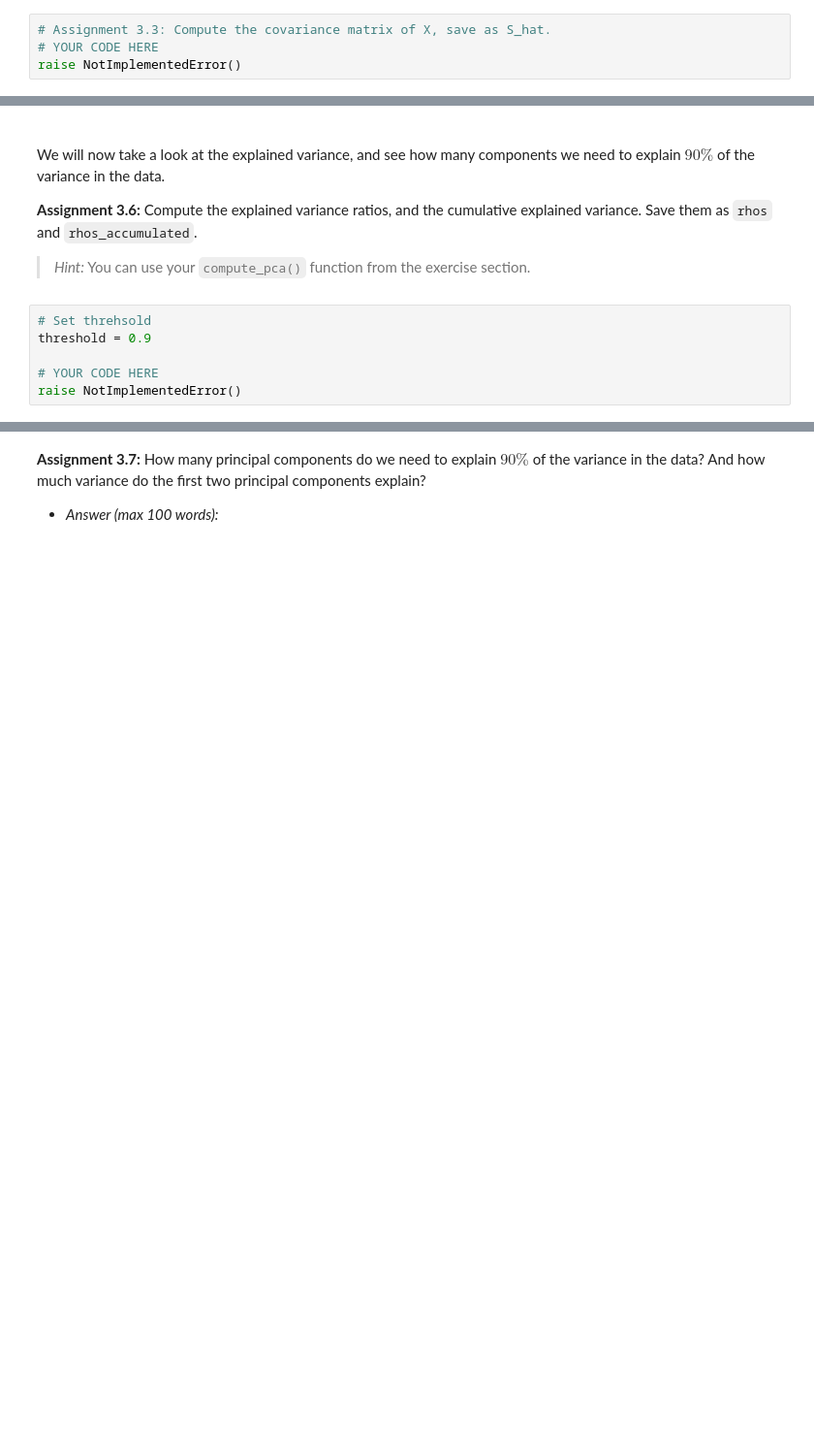
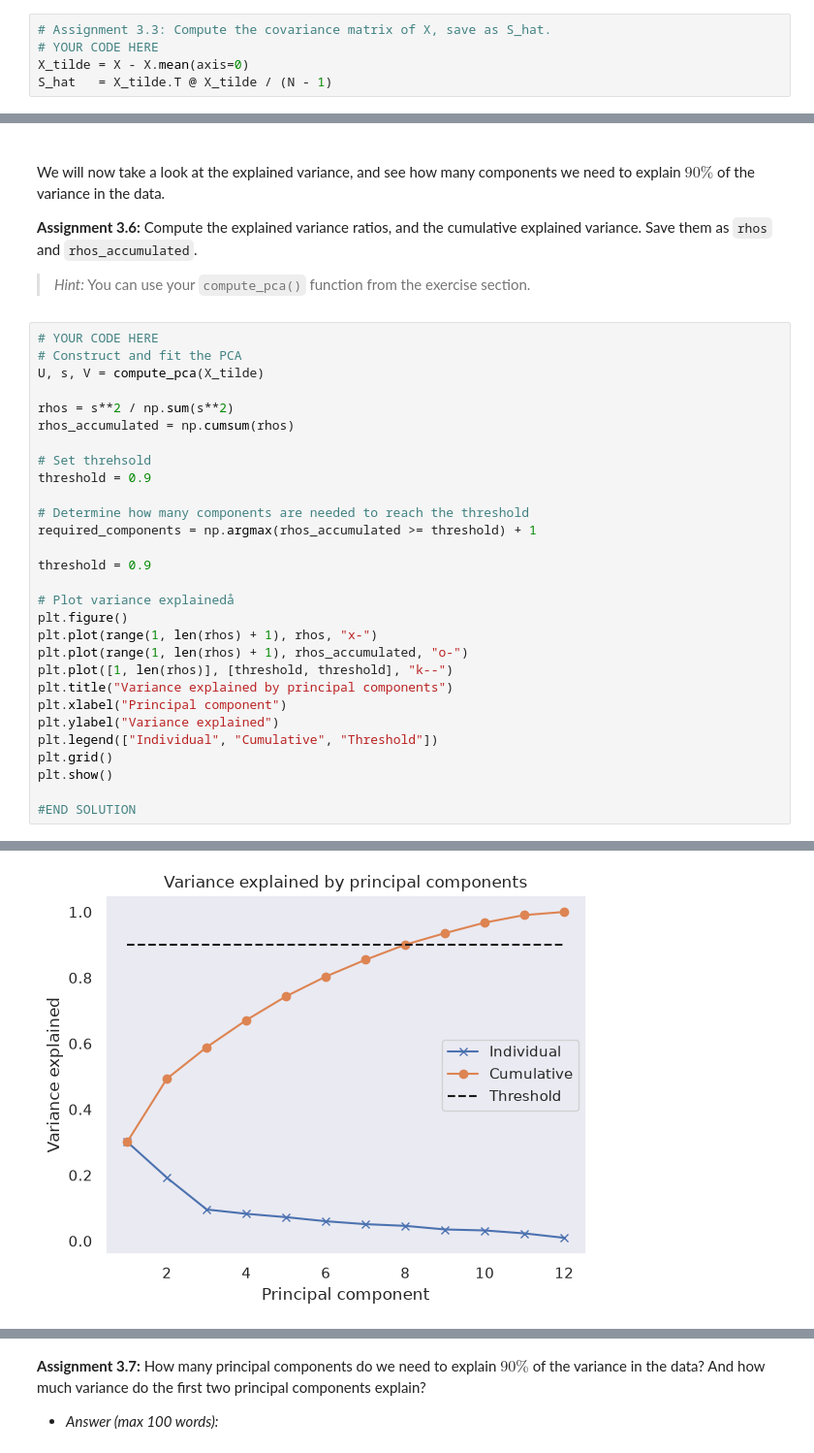
Before and after one commit to NicolaiNielsen/02452exercises, a Jupyter notebook: week3/exercise3.ipynb, the cells around one changed output, grey strips where cells are left out. Shown at 97% size. Drawn from its saved outputs; the diff is of its cells as text; blank space fills up the shorter version.

```diff
--- a/week3/exercise3.ipynb
+++ b/week3/exercise3.ipynb
@@ -1040,7 +1197,8 @@ with utils.marks(1, auto=False, visible=False):
 # %%
 # Assignment 3.3: Compute the covariance matrix of X, save as S_hat.
 # YOUR CODE HERE
-raise NotImplementedError()
+X_tilde = X - X.mean(axis=0)
+S_hat   = X_tilde.T @ X_tilde / (N - 1)
 # %%
 with utils.marks(1, auto=True, visible=False):
     print("Hidden test")
@@ -1112,8 +1283,32 @@ We will now take a look at the explained variance, and see how many components w
 **Assignment 3.6:** Compute the explained variance ratios, and the cumulative explained variance. Save them as `rhos` and `rhos_accumulated`.
 > *Hint:* You can use your `compute_pca()` function from the exercise section.
 # %%
+# YOUR CODE HERE
+# Construct and fit the PCA
+U, s, V = compute_pca(X_tilde)
+
+rhos = s**2 / np.sum(s**2)
+rhos_accumulated = np.cumsum(rhos)
+
 # Set threhsold
 threshold = 0.9
 
-# YOUR CODE HERE
-raise NotImplementedError()
+# Determine how many components are needed to reach the threshold
+required_components = np.argmax(rhos_accumulated >= threshold) + 1
+
+threshold = 0.9
+
+# Plot variance explainedå
+plt.figure()
+plt.plot(range(1, len(rhos) + 1), rhos, "x-")
+plt.plot(range(1, len(rhos) + 1), rhos_accumulated, "o-")
+plt.plot([1, len(rhos)], [threshold, threshold], "k--")
+plt.title("Variance explained by principal components")
+plt.xlabel("Principal component")
+plt.ylabel("Variance explained")
+plt.legend(["Individual", "Cumulative", "Threshold"])
+plt.grid()
+plt.show()
+
+#END SOLUTION
+# %% [output]
@@ -1120,3 +1332,4 @@ raise NotImplementedError()
+[figure, added]
 # %%
 # Visible test
 with utils.marks(1):
```
Also changed, not shown: parts of 45 cells of this notebook.
